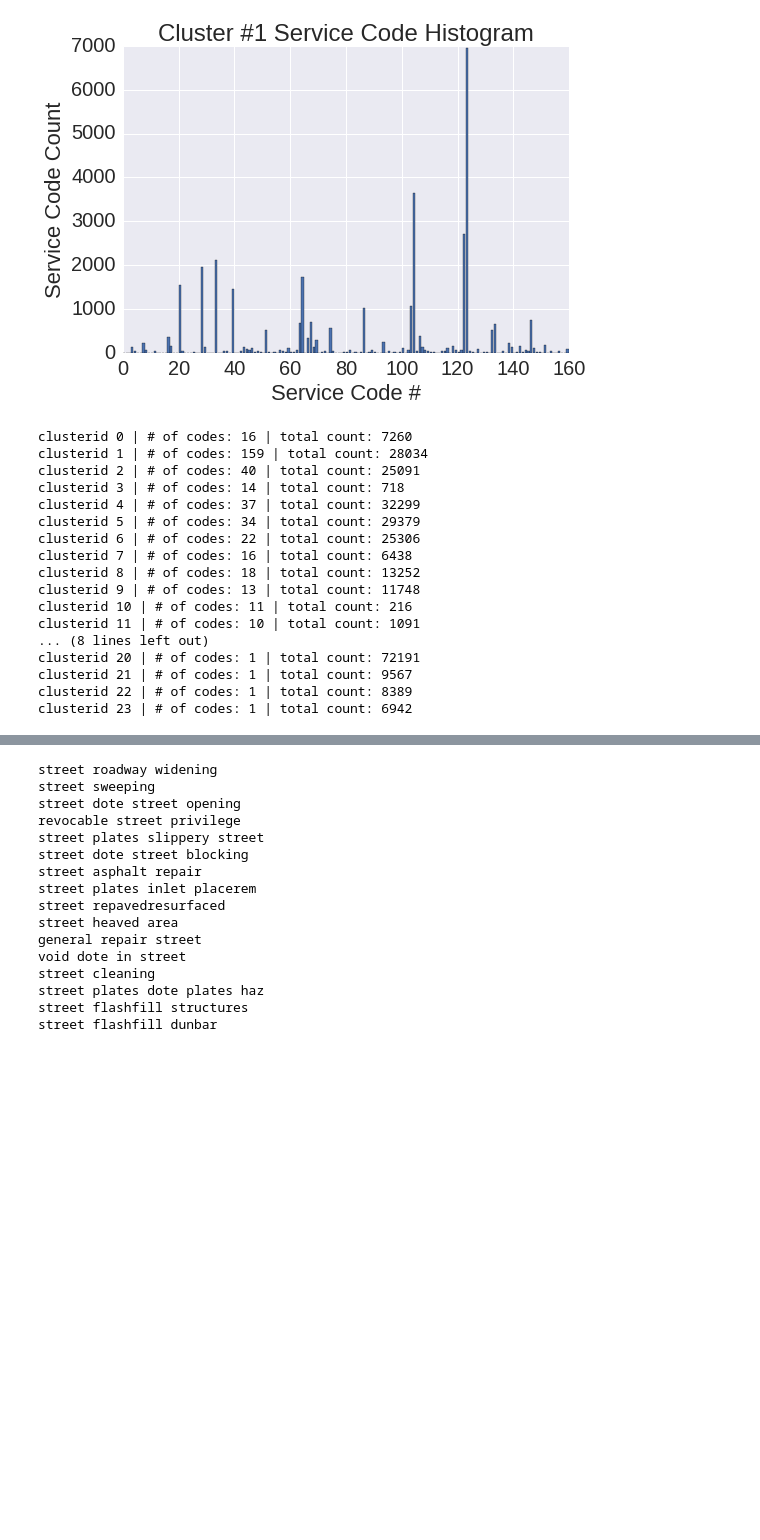
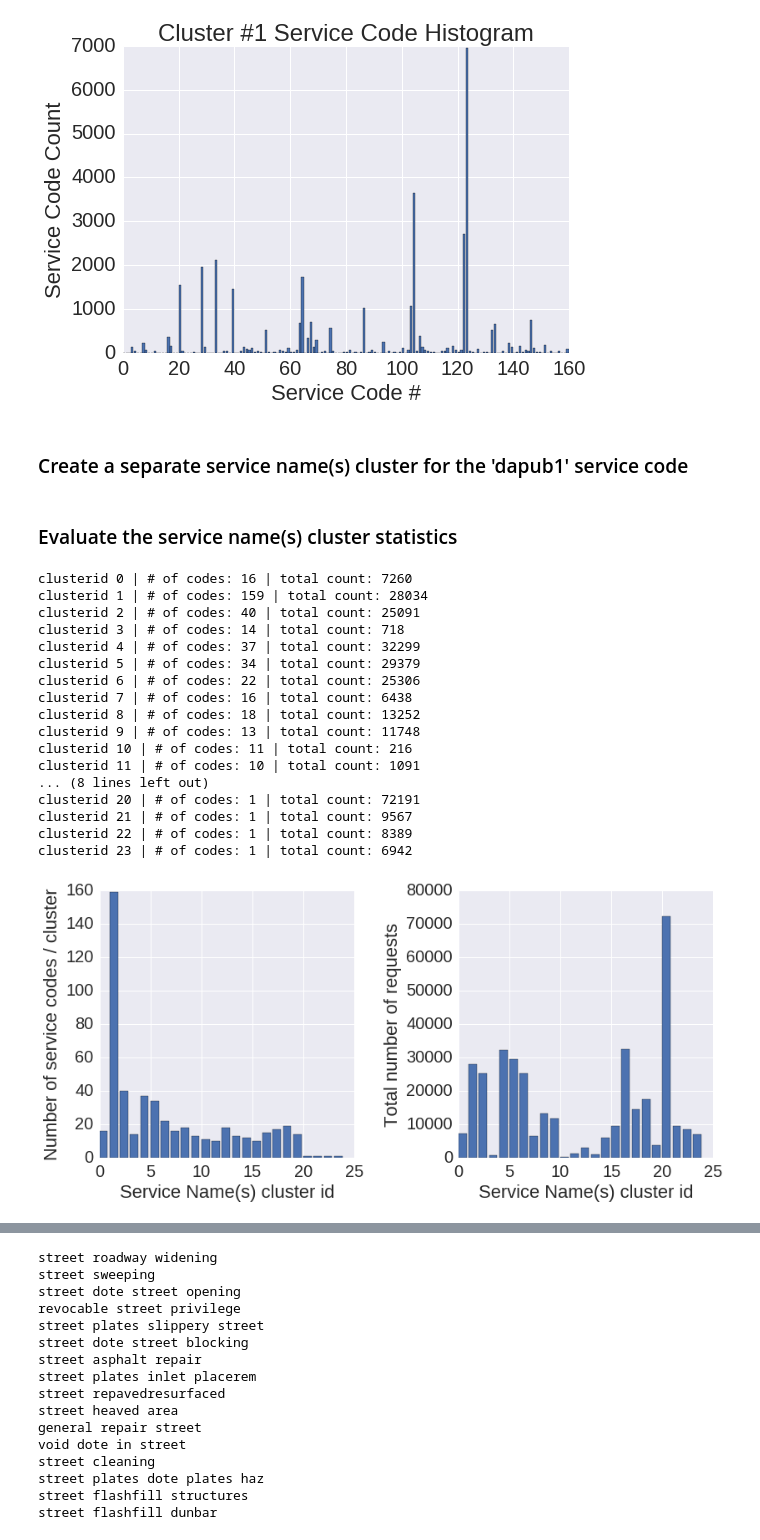
Before and after one commit to mspcvsp/cincinnati311Data, a Jupyter notebook: ClusterServiceCodes.ipynb, the cells around one changed output, grey strips where cells are left out. Cells and saved outputs as stored; diff of their text form; code cells hidden in the pictures; blank space fills up the shorter version.

```diff
--- a/ClusterServiceCodes.ipynb
+++ b/ClusterServiceCodes.ipynb
@@ -547,34 +684,42 @@ eval_maxcount_clusterid(clusterid_code_map,
 # %% [output]
 max count code: dapub1
 [figure]
+# %% [markdown]
+### Create a separate service name(s) cluster for the 'dapub1' service code
 # %%
 add_new_cluster(1,
                 'dapub1',
                 clusterid_total_count,
                 clusterid_code_map,
                 clusterid_name_map)
+# %% [markdown]
+### Evaluate the service name(s) cluster statistics
 # %%
 clusterid_total_count =\
     compute_clusterid_totalcounts(clusterid_code_map,
                                   code_histogram)
 
 print_cluster_stats(clusterid_name_map,
                     clusterid_total_count)
+
+plot_cluster_stats(clusterid_code_map,
+                       clusterid_total_count)
 # %% [output]
 clusterid 0 | # of codes: 16 | total count: 7260
 clusterid 1 | # of codes: 159 | total count: 28034
 clusterid 2 | # of codes: 40 | total count: 25091
 clusterid 3 | # of codes: 14 | total count: 718
 clusterid 4 | # of codes: 37 | total count: 32299
 clusterid 5 | # of codes: 34 | total count: 29379
 clusterid 6 | # of codes: 22 | total count: 25306
 clusterid 7 | # of codes: 16 | total count: 6438
 clusterid 8 | # of codes: 18 | total count: 13252
 clusterid 9 | # of codes: 13 | total count: 11748
 clusterid 10 | # of codes: 11 | total count: 216
 clusterid 11 | # of codes: 10 | total count: 1091
 ... (8 lines left out)
 clusterid 20 | # of codes: 1 | total count: 72191
 clusterid 21 | # of codes: 1 | total count: 9567
 clusterid 22 | # of codes: 1 | total count: 8389
 clusterid 23 | # of codes: 1 | total count: 6942
+[figure, added]
```
Also changed, not shown: parts of 20 cells of this notebook.
